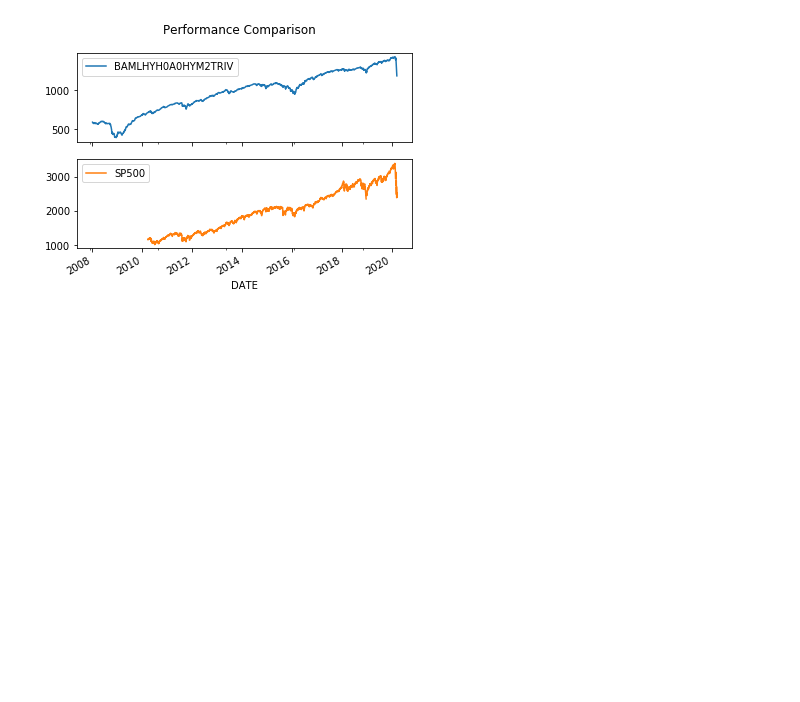
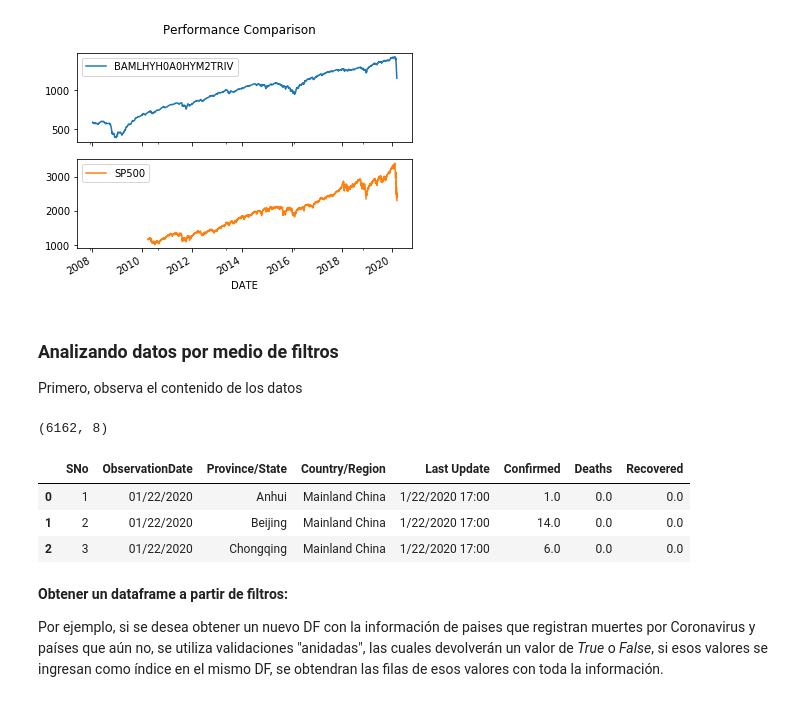
Before and after one commit to epinedaWorks/ImpotarYAnalizarDatosEnPython, a Jupyter notebook: ImportingDataParte2.ipynb, the cells around one changed output. Saved outputs shown, nothing was run; the diff lists cells and outputs as text; code cells hidden in the pictures; blank space fills up the shorter version.

```diff
--- a/ImportingDataParte2.ipynb
+++ b/ImportingDataParte2.ipynb
@@ -185,3 +187,24 @@ data.plot(subplots=True,title='Performance Comparison')
 plt.show()
 # %% [output]
 [figure]
+# %% [markdown]
+###  Analizando datos por medio de filtros
+Primero, observa el contenido de los datos
+# %%
+# Import pandas library
+import pandas as pd
+
+# Import the data
+dfDataCovid19 = pd.read_csv('./data/covid_19_data.csv')
+print(dfDataCovid19.shape)
+dfDataCovid19.head(3)
+# %% [output]
+(6162, 8)
+|  | SNo | ObservationDate | Province/State | Country/Region | Last Update | Confirmed | Deaths | Recovered |
+| 0 | 1 | 01/22/2020 | Anhui | Mainland China | 1/22/2020 17:00 | 1.0 | 0.0 | 0.0 |
+| 1 | 2 | 01/22/2020 | Beijing | Mainland China | 1/22/2020 17:00 | 14.0 | 0.0 | 0.0 |
+| 2 | 3 | 01/22/2020 | Chongqing | Mainland China | 1/22/2020 17:00 | 6.0 | 0.0 | 0.0 |
+# %% [markdown]
+**Obtener un dataframe a partir de filtros:**
+
+Por ejemplo, si se desea obtener un nuevo DF con la información de paises que registran muertes por Coronavirus y países que aún no, se utiliza validaciones "anidadas", las cuales devolverán un valor de *True* o *False*, si esos valores se ingresan como índice en el mismo DF, se obtendran las filas de esos valores con toda la información.
```
Also changed, not shown: parts of 6 cells of this notebook.
